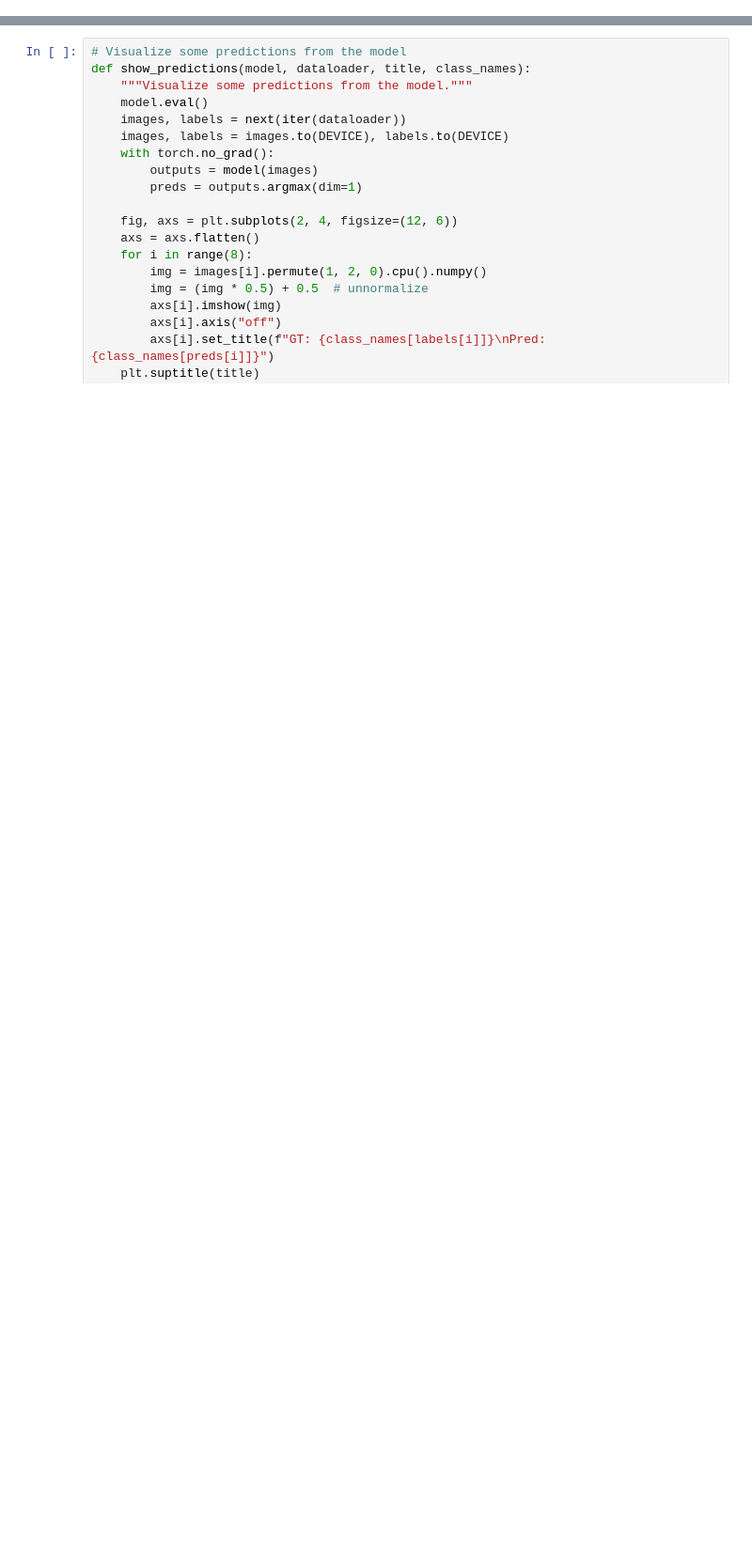
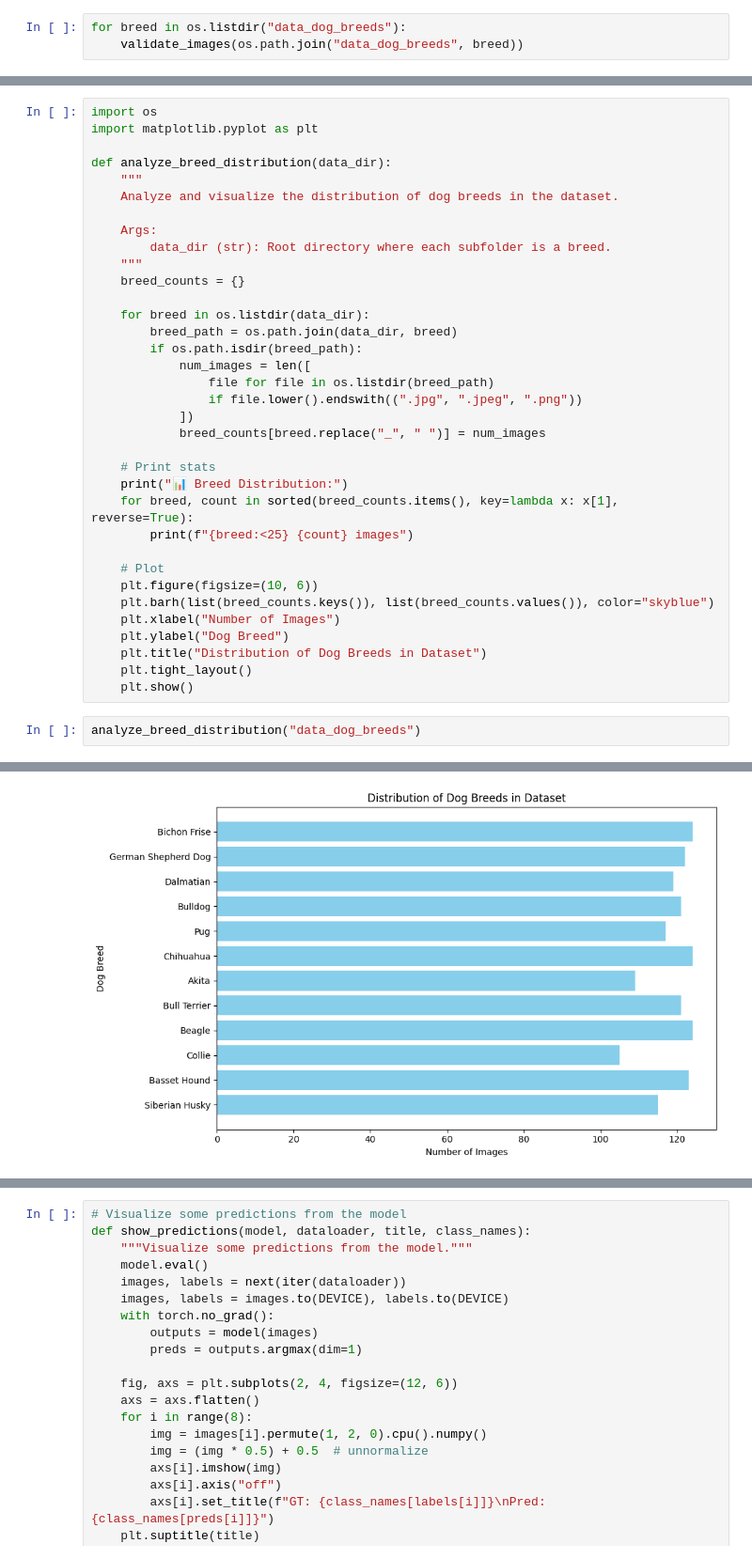
Before and after one commit to anhkhoa706/python-for-dl-homework, a Jupyter notebook: week09/tranferlearning.ipynb, the cells around one changed output, grey strips where cells are left out. Shown at 94% size. Drawn from its saved outputs; the diff is of its cells as text; blank space fills up the shorter version.

```diff
--- a/week09/tranferlearning.ipynb
+++ b/week09/tranferlearning.ipynb
@@ -37,0 +70,3 @@ def download_images(breed, num_images=150):
+# %%
+for breed in os.listdir("data_dog_breeds"):
+    validate_images(os.path.join("data_dog_breeds", breed))
@@ -37,0 +86,38 @@ def download_images(breed, num_images=150):
+# %%
+import os
+import matplotlib.pyplot as plt
+
+def analyze_breed_distribution(data_dir):
+    """
+    Analyze and visualize the distribution of dog breeds in the dataset.
+
+    Args:
+        data_dir (str): Root directory where each subfolder is a breed.
+    """
+    breed_counts = {}
+
+    for breed in os.listdir(data_dir):
+        breed_path = os.path.join(data_dir, breed)
+        if os.path.isdir(breed_path):
+            num_images = len([
+                file for file in os.listdir(breed_path)
+                if file.lower().endswith((".jpg", ".jpeg", ".png"))
+            ])
+            breed_counts[breed.replace("_", " ")] = num_images
+
+    # Print stats
+    print("📊 Breed Distribution:")
+    for breed, count in sorted(breed_counts.items(), key=lambda x: x[1], reverse=True):
+        print(f"{breed:<25} {count} images")
+
+    # Plot
+    plt.figure(figsize=(10, 6))
+    plt.barh(list(breed_counts.keys()), list(breed_counts.values()), color="skyblue")
+    plt.xlabel("Number of Images")
+    plt.ylabel("Dog Breed")
+    plt.title("Distribution of Dog Breeds in Dataset")
+    plt.tight_layout()
+    plt.show()
+# %%
+analyze_breed_distribution("data_dog_breeds")
+# %% [output]
@@ -37,0 +137 @@ def download_images(breed, num_images=150):
+[figure, added]
```
Also changed, not shown: parts of 37 cells of this notebook.
